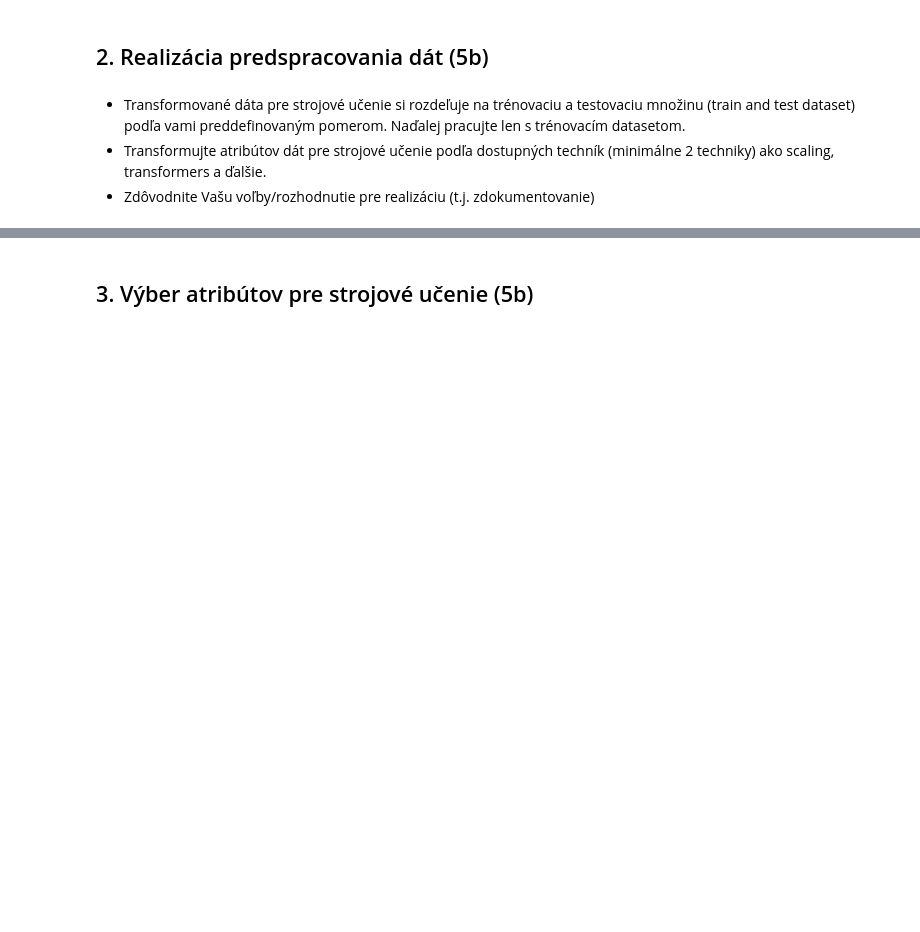
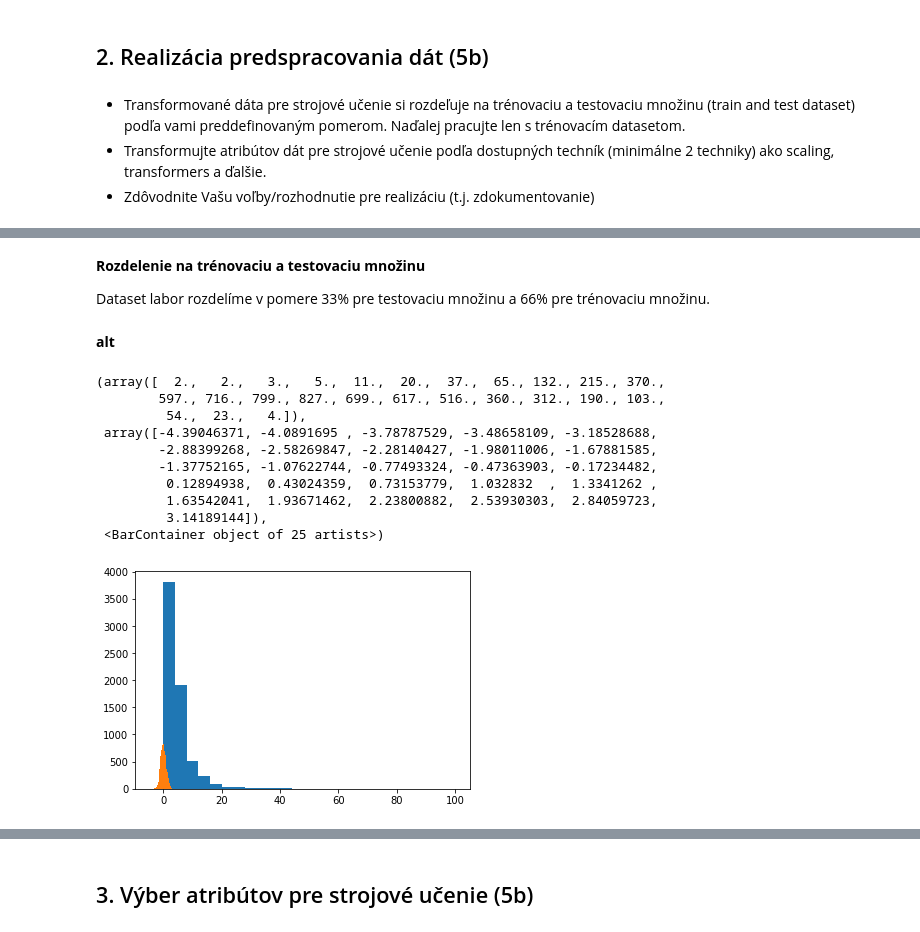
Before and after one commit to psmrecek/IAU-Projekt-ZS2021, a Jupyter notebook: Fáza 2 - Langová.ipynb, the cells around one changed output, grey strips where cells are left out. Saved outputs shown, nothing was run; the diff lists cells and outputs as text; code cells hidden in the pictures; blank space fills up the shorter version.

```diff
--- a/Fáza 2 - Langová.ipynb
+++ b/Fáza 2 - Langová.ipynb
@@ -20,4 +11,0 @@ import scipy.stats as stats
-# %%
-filename_labor = "046/labor.csv"
-labor = pd.read_csv(filename_labor, sep='\t')
-labor.head()
@@ -57,0 +130,31 @@ Transformujte dáta na vhodný formát pre strojové učenie t.j. jedno pozorova
+# %% [markdown]
+**Rozdelenie na trénovaciu a testovaciu množinu**
+
+Dataset labor rozdelíme v pomere 33% pre testovaciu množinu a 66% pre trénovaciu množinu.
+# %%
+from sklearn.model_selection import train_test_split
+
+train, test = train_test_split(labor, test_size=0.33)
+# %% [markdown]
+**alt**
+# %%
+from matplotlib import pyplot
+from sklearn.preprocessing import PowerTransformer
+
+pyplot.hist(train['alt'], bins=25)
+power = PowerTransformer(method='yeo-johnson', standardize=True)
+alt_trans = power.fit_transform(train[['alt']])
+pyplot.hist(alt_trans, bins=25)
+# train[['alt']] = alt_trans
+# %% [output]
+(array([  2.,   2.,   3.,   5.,  11.,  20.,  37.,  65., 132., 215., 370.,
+        597., 716., 799., 827., 699., 617., 516., 360., 312., 190., 103.,
+         54.,  23.,   4.]),
+ array([-4.39046371, -4.0891695 , -3.78787529, -3.48658109, -3.18528688,
+        -2.88399268, -2.58269847, -2.28140427, -1.98011006, -1.67881585,
+        -1.37752165, -1.07622744, -0.77493324, -0.47363903, -0.17234482,
+         0.12894938,  0.43024359,  0.73153779,  1.032832  ,  1.3341262 ,
+         1.63542041,  1.93671462,  2.23800882,  2.53930303,  2.84059723,
+         3.14189144]),
+ <BarContainer object of 25 artists>)
+[figure, added]
```
Also changed, not shown: parts of 29 cells of this notebook, 1 other file.
